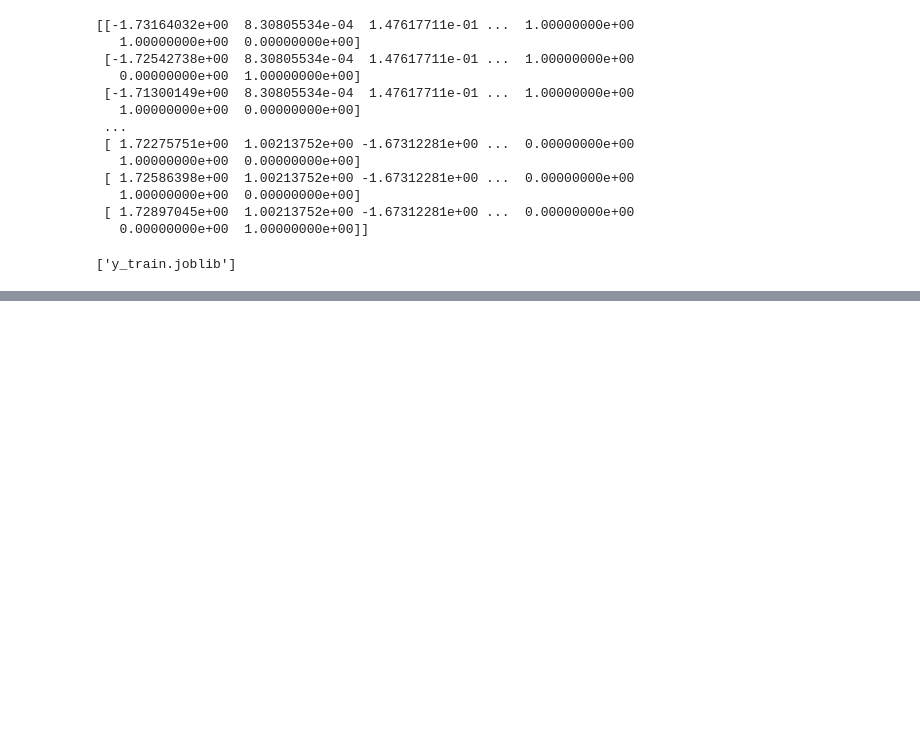
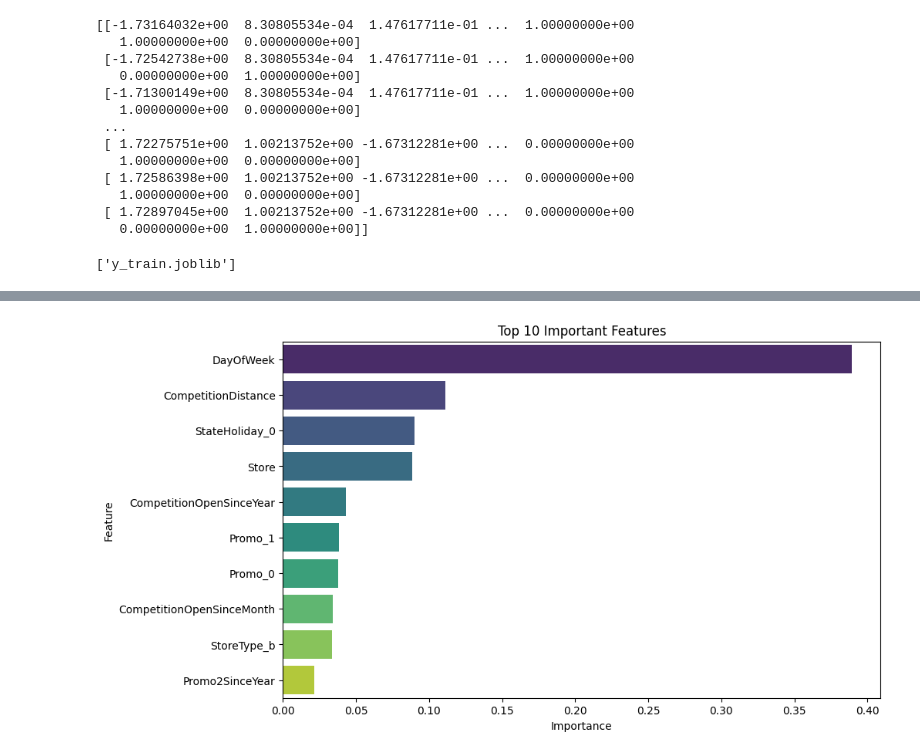
Before and after one commit to nebiyu-ethio/Pharmaceuticals-Sales-Forecast, a Jupyter notebook: notebooks/task_2.ipynb, the cells around one changed output, grey strips where cells are left out. Cells and saved outputs as stored; diff of their text form; code cells hidden in the pictures; blank space fills up the shorter version.

```diff
--- a/notebooks/task_2.ipynb
+++ b/notebooks/task_2.ipynb
@@ -301,0 +304,12 @@ joblib.dump(y_train, 'y_train.joblib')
+# %%
+# Assign the preprocessed data
+X_train, X_test, y_train = X_train_processed,X_test_processed,y_train
+
+# Split the training data further for evaluation
+X_train, X_val, y_train, y_val = train_test_split(X_train, y_train, test_size=0.2, random_state=42)
+
+# Build the model
+model = build_model()
+
+# Train the model with training data
+trained_model = train_model(model, X_train, y_train)
@@ -301,0 +348,6 @@ joblib.dump(y_train, 'y_train.joblib')
+# %%
+# Assuming you have trained your model and created your preprocessor pipeline
+feature_importance = get_feature_importance(trained_model, preprocessor)
+
+# Display the top 10 important features
+print(feature_importance.head(10))
@@ -301,0 +366,11 @@ joblib.dump(y_train, 'y_train.joblib')
+# %%
+# Plot the top 10 important features
+plt.figure(figsize=(10, 6))
+top_features = feature_importance.head(10)
+sns.barplot(x="importance", y="feature", data=top_features, hue="feature", palette="viridis", legend=False)
+plt.title("Top 10 Important Features")
+plt.xlabel("Importance")
+plt.ylabel("Feature")
+plt.show()
+# %% [output]
+[figure, added]
```
Also changed, not shown: parts of 12 cells of this notebook.
